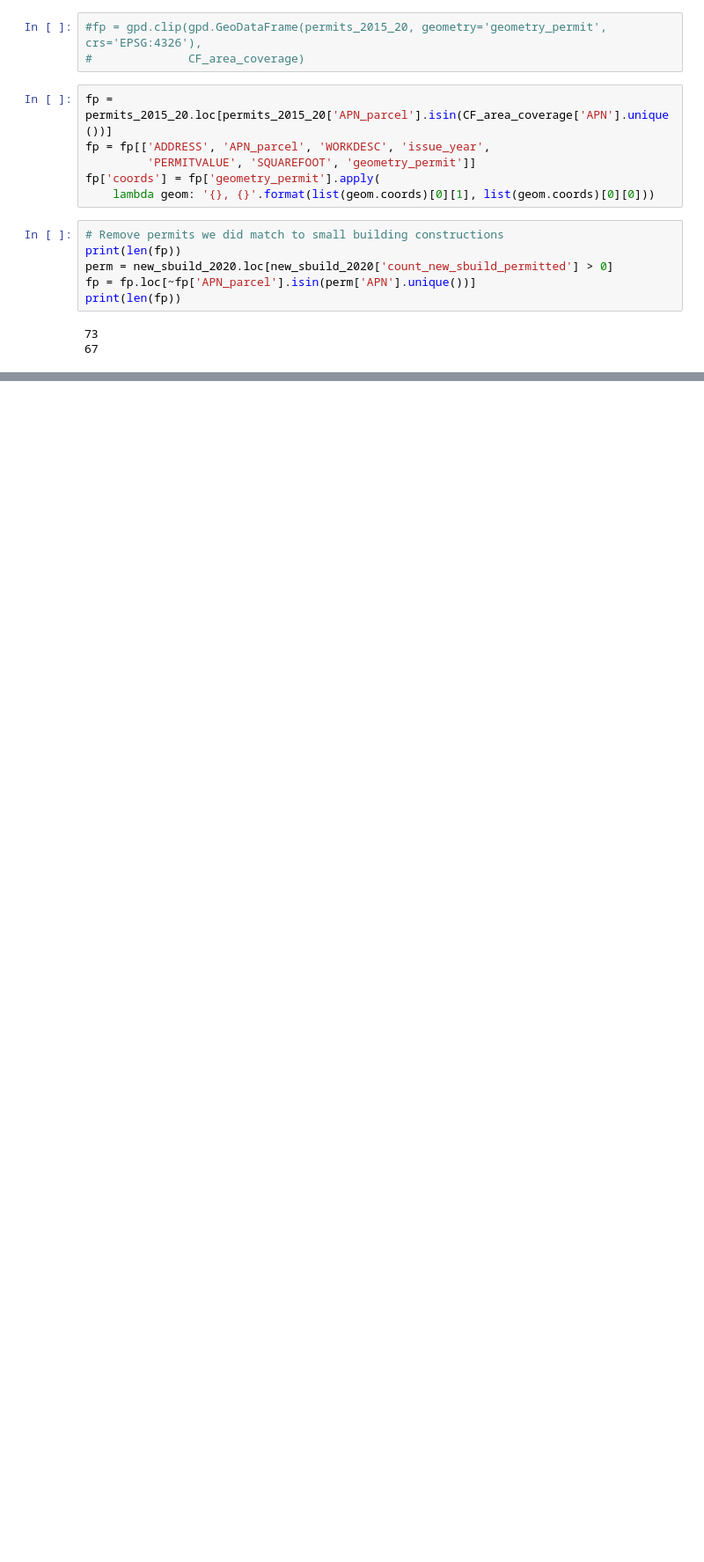
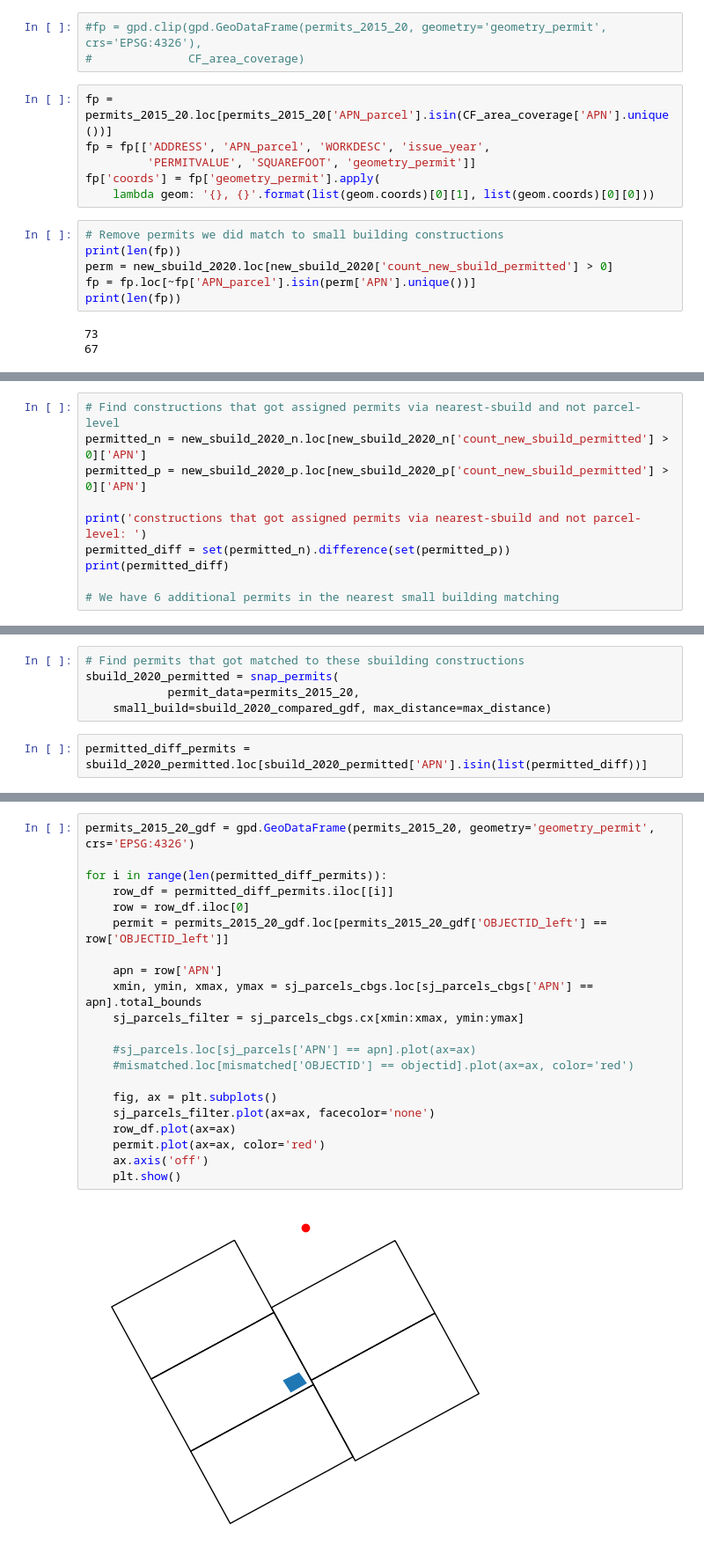
Before and after one commit to reglab/rgb-footprint-extract, a Jupyter notebook: naip_process/Pop-Estimates-CFParcelAnnotations-Part2.ipynb, the cells around one changed output, grey strips where cells are left out. Shown: that part at 88% size. Cells and saved outputs as stored; diff of their text form; blank space fills up the shorter version.

```diff
--- a/naip_process/Pop-Estimates-CFParcelAnnotations-Part2.ipynb
+++ b/naip_process/Pop-Estimates-CFParcelAnnotations-Part2.ipynb
@@ -444,0 +480,10 @@ fp.loc[fp['SQUAREFOOT'] >0]
+# %%
+# Find constructions that got assigned permits via nearest-sbuild and not parcel-level
+permitted_n = new_sbuild_2020_n.loc[new_sbuild_2020_n['count_new_sbuild_permitted'] > 0]['APN']
+permitted_p = new_sbuild_2020_p.loc[new_sbuild_2020_p['count_new_sbuild_permitted'] > 0]['APN']
+
+print('constructions that got assigned permits via nearest-sbuild and not parcel-level: ')
+permitted_diff = set(permitted_n).difference(set(permitted_p))
+print(permitted_diff)
+
+# We have 6 additional permits in the nearest small building matching
@@ -444,0 +503,7 @@ fp.loc[fp['SQUAREFOOT'] >0]
+# %%
+# Find permits that got matched to these sbuilding constructions
+sbuild_2020_permitted = snap_permits(
+            permit_data=permits_2015_20,
+    small_build=sbuild_2020_compared_gdf, max_distance=max_distance)
+# %%
+permitted_diff_permits = sbuild_2020_permitted.loc[sbuild_2020_permitted['APN'].isin(list(permitted_diff))]
@@ -444,0 +531,23 @@ fp.loc[fp['SQUAREFOOT'] >0]
+# %%
+permits_2015_20_gdf = gpd.GeoDataFrame(permits_2015_20, geometry='geometry_permit', crs='EPSG:4326')
+
+for i in range(len(permitted_diff_permits)):
+    row_df = permitted_diff_permits.iloc[[i]]
+    row = row_df.iloc[0]
+    permit = permits_2015_20_gdf.loc[permits_2015_20_gdf['OBJECTID_left'] == row['OBJECTID_left']]
+
+    apn = row['APN']
+    xmin, ymin, xmax, ymax = sj_parcels_cbgs.loc[sj_parcels_cbgs['APN'] == apn].total_bounds
+    sj_parcels_filter = sj_parcels_cbgs.cx[xmin:xmax, ymin:ymax]
+
+    #sj_parcels.loc[sj_parcels['APN'] == apn].plot(ax=ax)
+    #mismatched.loc[mismatched['OBJECTID'] == objectid].plot(ax=ax, color='red')
+
+    fig, ax = plt.subplots()
+    sj_parcels_filter.plot(ax=ax, facecolor='none')
+    row_df.plot(ax=ax)
+    permit.plot(ax=ax, color='red')
+    ax.axis('off')
+    plt.show()
+# %% [output]
+[figure, added]
```
Also changed, not shown: parts of 18 cells of this notebook, 2 other files.
